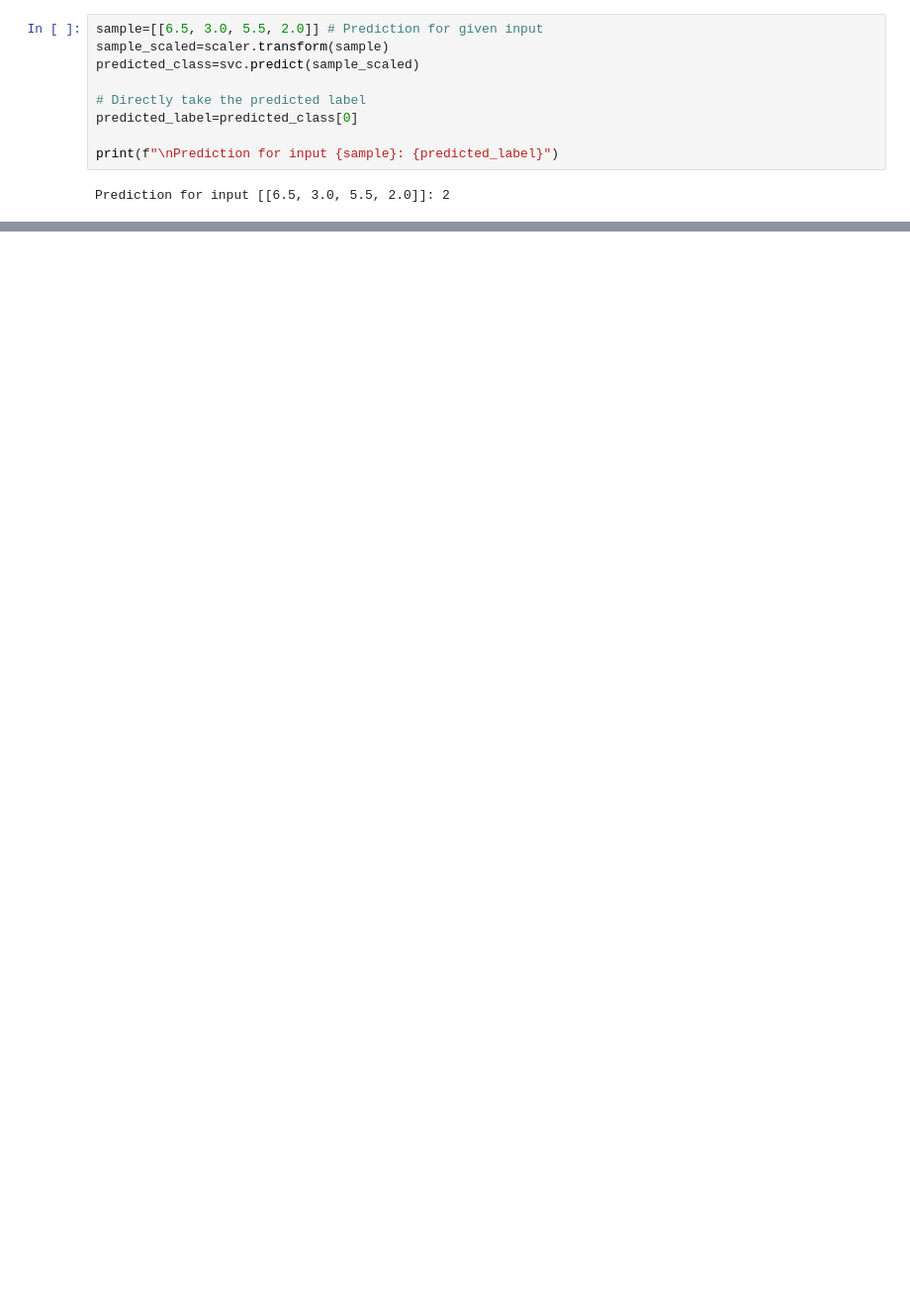
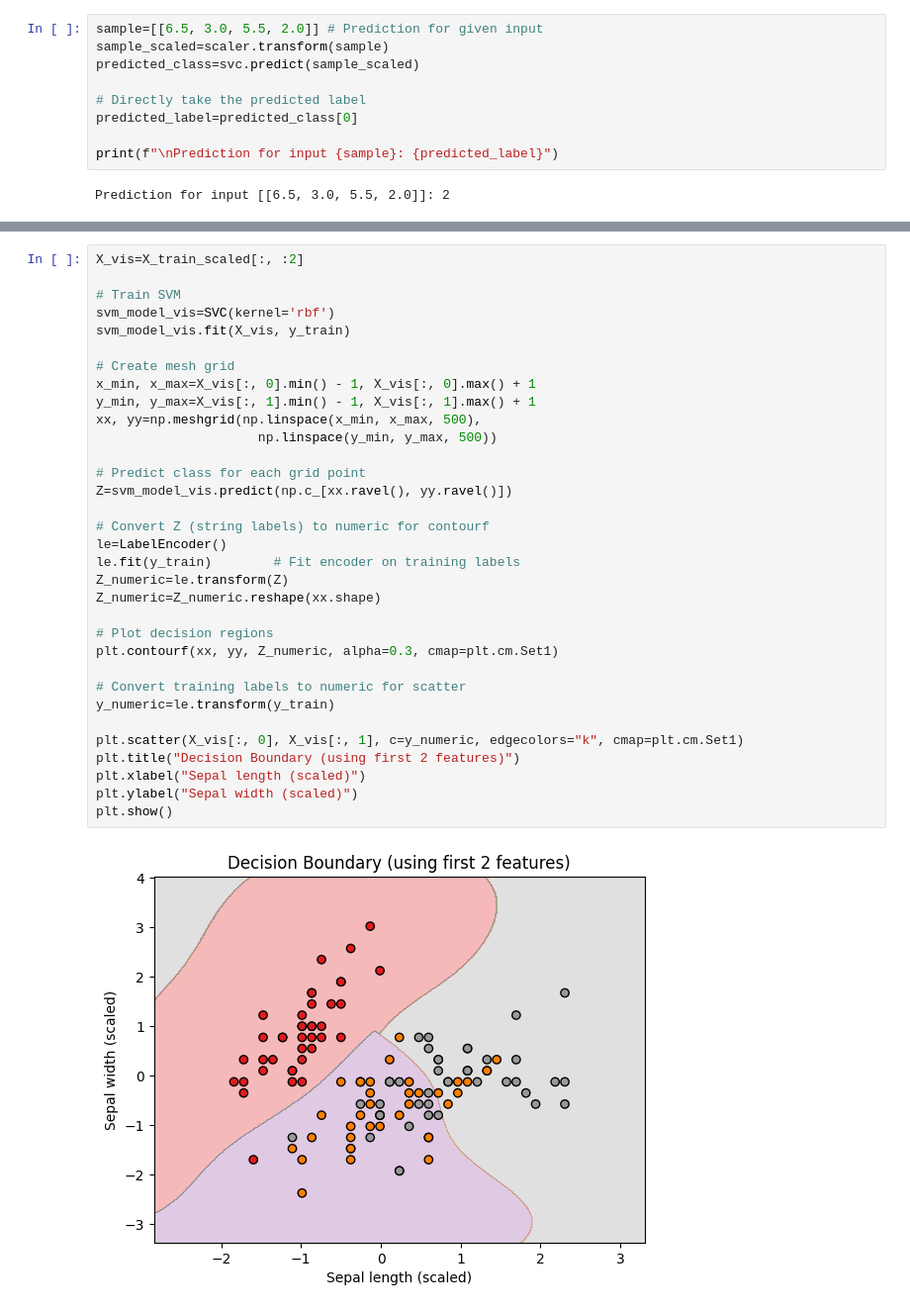
Before and after one commit to VARSHINI71710/Decision_tree_SVM, a Jupyter notebook: task1.ipynb, the cells around one changed output, grey strips where cells are left out. Shown at 99% size. Saved outputs shown, nothing was run; the diff lists cells and outputs as text; blank space fills up the shorter version.

```diff
--- a/task1.ipynb
+++ b/task1.ipynb
@@ -109,0 +180,35 @@ Prediction for input [[6.5, 3.0, 5.5, 2.0]]: 2
+# %%
+X_vis=X_train_scaled[:, :2]
+
+# Train SVM
+svm_model_vis=SVC(kernel='rbf')
+svm_model_vis.fit(X_vis, y_train)
+
+# Create mesh grid
+x_min, x_max=X_vis[:, 0].min() - 1, X_vis[:, 0].max() + 1
+y_min, y_max=X_vis[:, 1].min() - 1, X_vis[:, 1].max() + 1
+xx, yy=np.meshgrid(np.linspace(x_min, x_max, 500),
+                     np.linspace(y_min, y_max, 500))
+
+# Predict class for each grid point
+Z=svm_model_vis.predict(np.c_[xx.ravel(), yy.ravel()])
+
+# Convert Z (string labels) to numeric for contourf
+le=LabelEncoder()
+le.fit(y_train)        # Fit encoder on training labels
+Z_numeric=le.transform(Z)
+Z_numeric=Z_numeric.reshape(xx.shape)
+
+# Plot decision regions
+plt.contourf(xx, yy, Z_numeric, alpha=0.3, cmap=plt.cm.Set1)
+
+# Convert training labels to numeric for scatter
+y_numeric=le.transform(y_train)
+
+plt.scatter(X_vis[:, 0], X_vis[:, 1], c=y_numeric, edgecolors="k", cmap=plt.cm.Set1)
+plt.title("Decision Boundary (using first 2 features)")
+plt.xlabel("Sepal length (scaled)")
+plt.ylabel("Sepal width (scaled)")
+plt.show()
+# %% [output]
+[figure, added]
```
Also changed, not shown: parts of 7 cells of this notebook, 2 other files.
